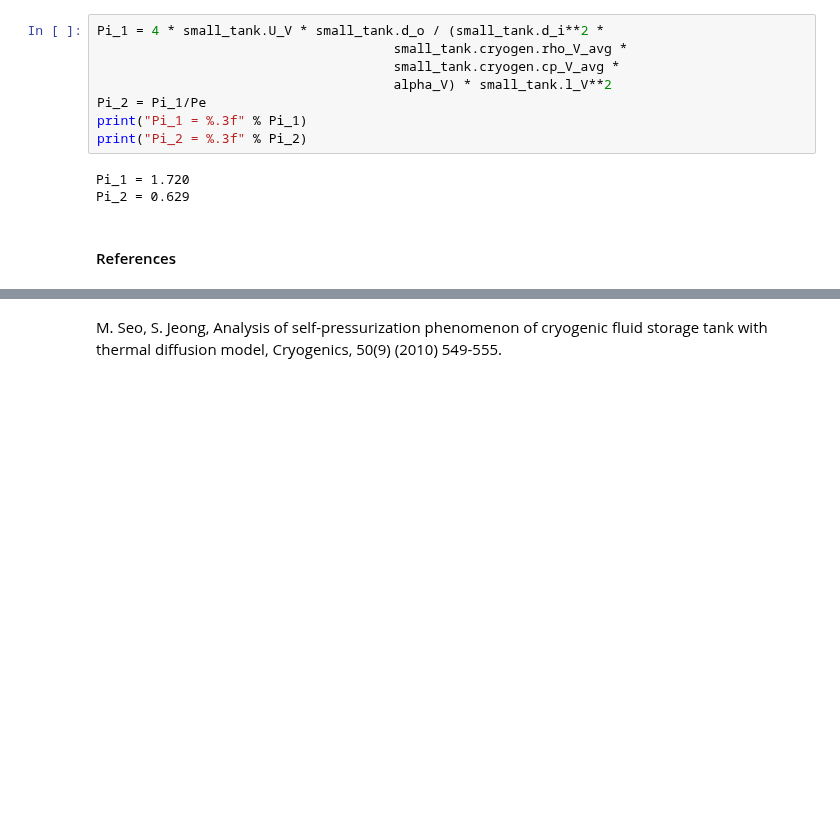
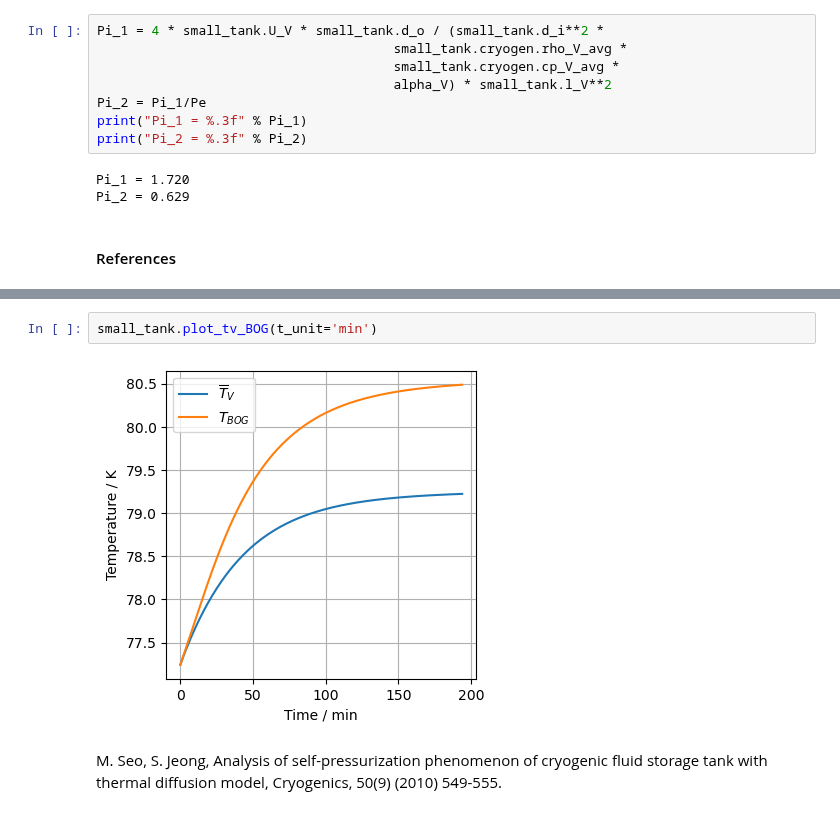
Before and after one commit to felipehuerta17/CryoEvap, a Jupyter notebook: notebooks/LN2_small.ipynb, the cells around one changed output, grey strips where cells are left out. Cells and saved outputs as stored; diff of their text form; blank space fills up the shorter version.

```diff
--- a/notebooks/LN2_small.ipynb
+++ b/notebooks/LN2_small.ipynb
@@ -228,3 +248,7 @@ Final liquid volume over initial liquid volume
+# %%
+small_tank.plot_tv_BOG(t_unit='min')
+# %% [output]
+[figure, added]
 # %% [markdown]
 
 M. Seo, S. Jeong, Analysis of self-pressurization phenomenon of cryogenic fluid storage tank with thermal diffusion model, Cryogenics, 50(9) (2010) 549-555.
```
Also changed, not shown: parts of 4 cells of this notebook, 2 other files.
